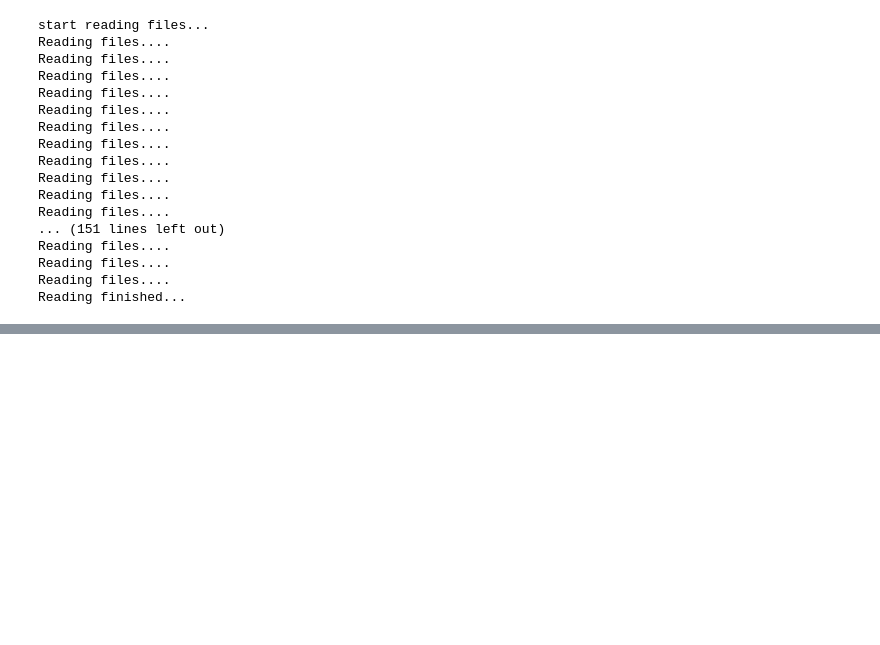
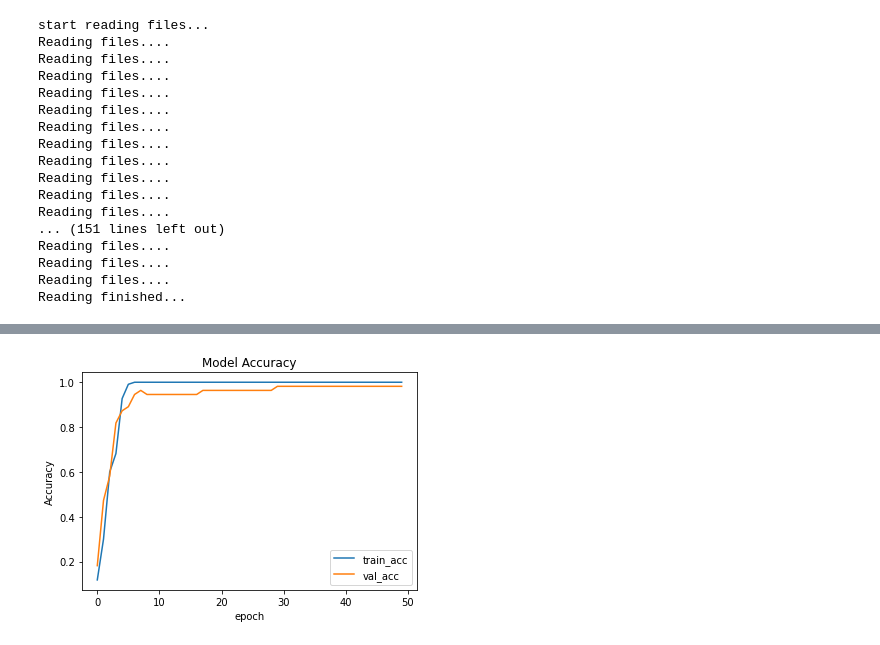
Before and after one commit to Faouzi-Slimi/Machine_Learning_Deep_Learning_Practical_Work, a Jupyter notebook: TP2.ipynb, the cells around one changed output, grey strips where cells are left out. Saved outputs shown, nothing was run; the diff lists cells and outputs as text; code cells hidden in the pictures; blank space fills up the shorter version.

```diff
--- a/TP2.ipynb
+++ b/TP2.ipynb
@@ -129,0 +162,23 @@ _________________________________________________________________
+# %%
+
+# Set the random seed
+tf.random.set_seed(42)
+# Create model
+from keras.layers.core.flatten import Flatten
+from keras import Sequential
+from keras.layers import Convolution2D
+from keras.layers import MaxPooling2D
+from keras.layers import Flatten
+from keras.layers import Dense
+import keras.losses
+
+Classifier1 = Sequential()
+Classifier1.add(Convolution2D(32,kernel_size = 16,input_shape=(243,320,1),activation = 'relu',strides=2))
+Classifier1.add(MaxPooling2D(pool_size=(8,8)))
+Classifier1.add(Flatten())
+Classifier1.add(Dense(units=248,activation="relu"))
+Classifier1.add(Dense(units=15,activation="softmax"))
+# %%
+from sklearn.utils import validation
+Classifier1.compile(optimizer='adam',loss = "categorical_crossentropy",metrics=["accuracy"])
+History1 = Classifier1.fit(xtrain,ytrain,validation_data=(xtest,ytest),epochs=50,batch_size=32)
@@ -129,0 +227,11 @@ _________________________________________________________________
+# %%
+## Accuracy and val_accuracy
+plt.plot(History1.history['accuracy'])
+plt.plot(History1.history['val_accuracy'])
+plt.title('Model Accuracy')
+plt.ylabel('Accuracy')
+plt.xlabel('epoch')
+plt.legend(['train_acc', 'val_acc'], loc='lower right')
+plt.show()
+# %% [output]
+[figure, added]
```
Also changed, not shown: parts of 19 cells of this notebook.
